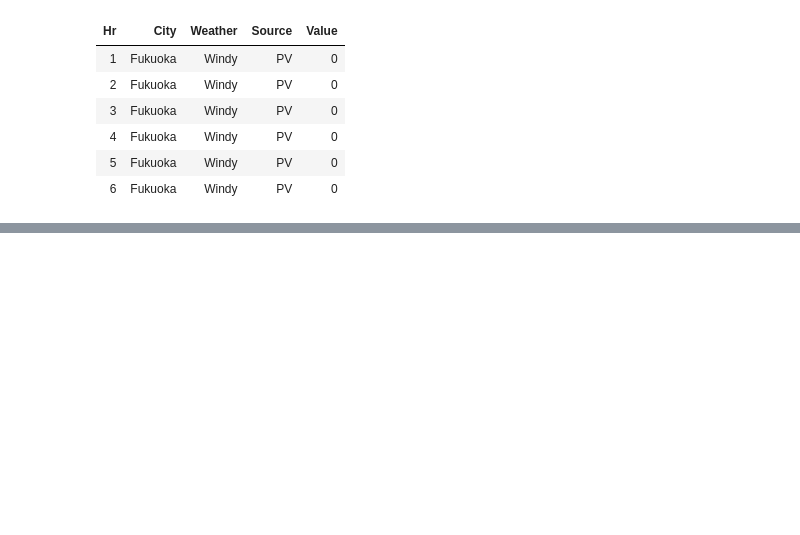
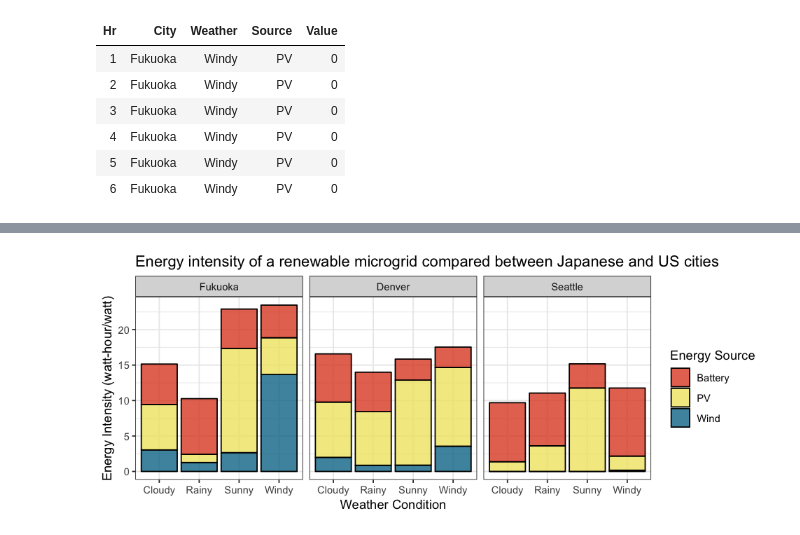
Before and after one commit to aworthyperson/Japan_Work, a Jupyter notebook: Energy_load_plots_in_r.ipynb, the cells around one changed output, grey strips where cells are left out. Cells and saved outputs as stored; diff of their text form; code cells hidden in the pictures; blank space fills up the shorter version.

```diff
--- a/Energy_load_plots_in_r.ipynb
+++ b/Energy_load_plots_in_r.ipynb
@@ -185,0 +203,20 @@ head(all)
+# %%
+options(repr.plot.width=8, repr.plot.height=3.2)
+
+alli$City <- reorder(alli$City, alli$Value, function(x) -max(x) )
+
+all_int= ggplot(alli, aes(x = Weather, y= Value,  fill = Source)) +
+    geom_bar(stat = "identity", colour='black', alpha= 0.8)+
+    facet_wrap(~ City, ncol = 3) +
+    scale_fill_manual(values = c("#E14E2D", "#F0E470",
+                               "#067697"), labels = c("Battery", "PV", "Wind"))+
+    guides(fill=guide_legend(title="Energy Source"))+
+    xlab('Weather Condition')+
+    ylab('Energy Intensity (watt-hour/watt)')+
+    theme_bw()+
+    ggtitle('Energy intensity of a renewable microgrid compared between Japanese and US cities')
+
+
+all_int
+# %% [output]
+[figure, added]
```
Also changed, not shown: parts of 7 cells of this notebook, 4 other files.
